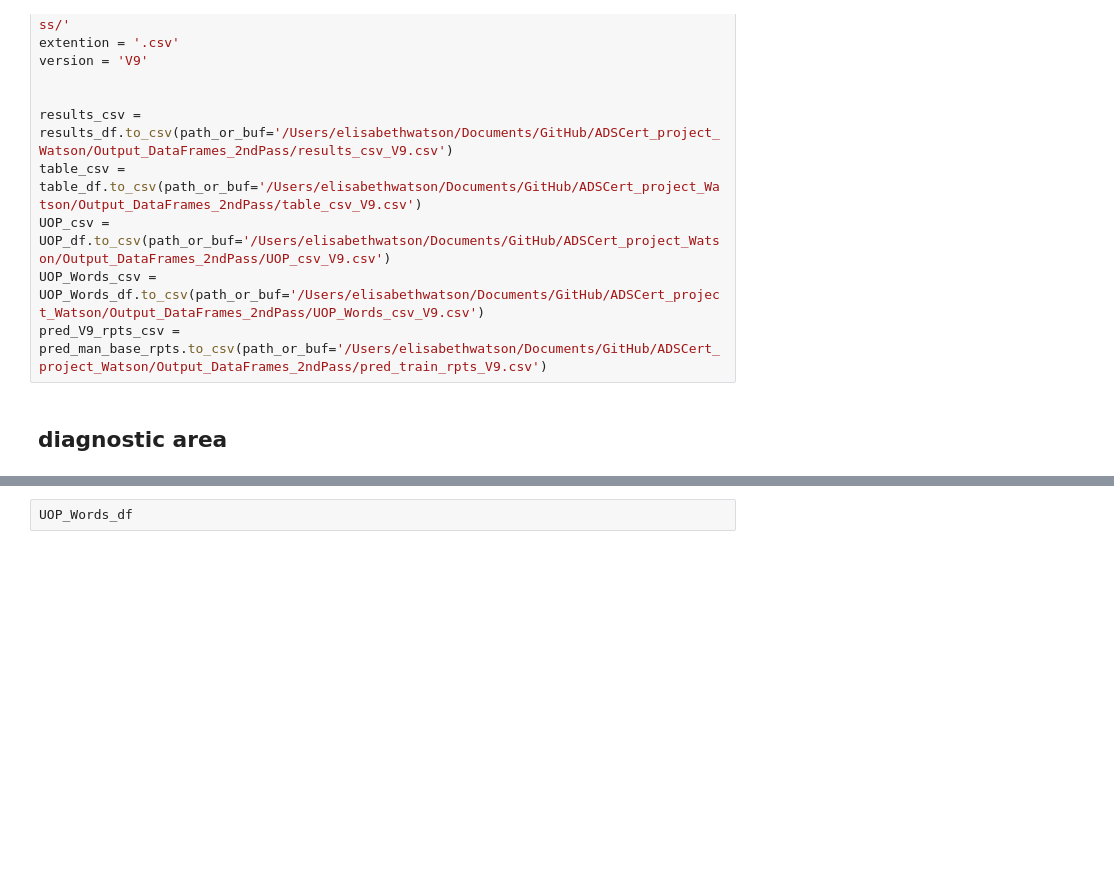
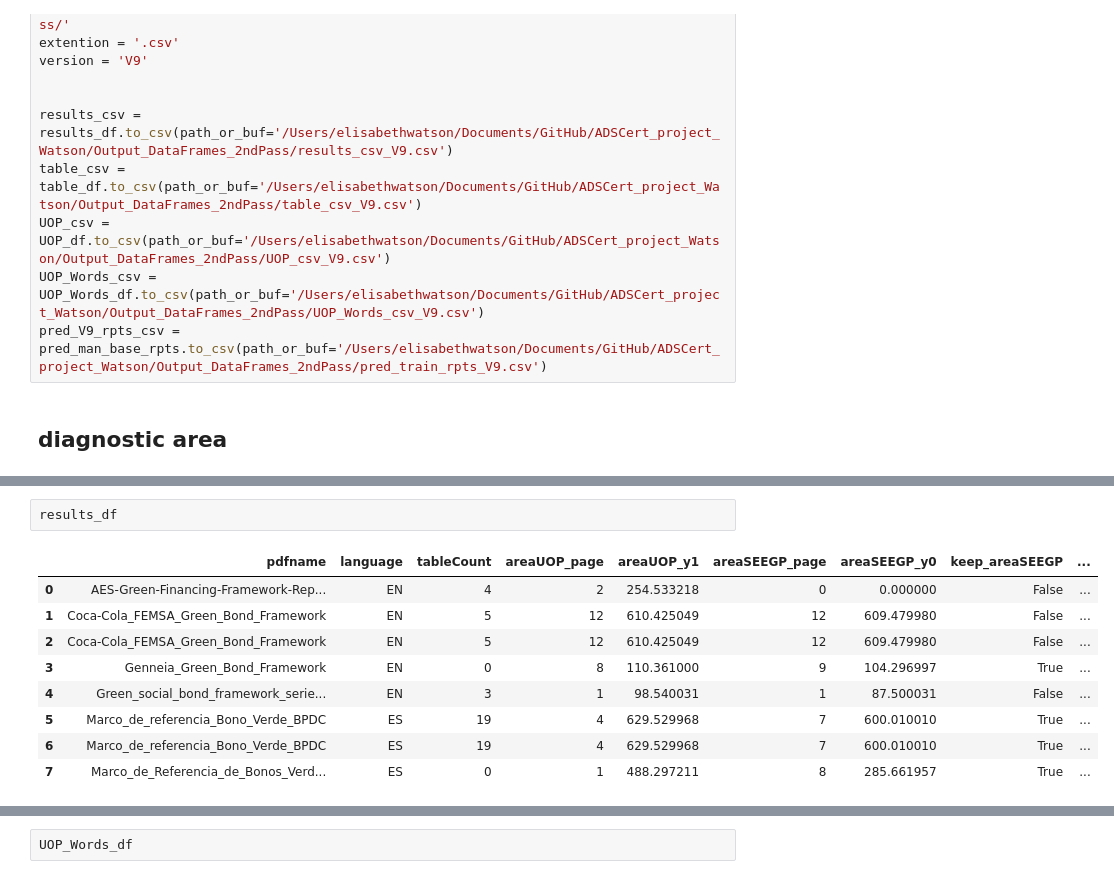
Before and after one commit to emw9805-notabot/ADSCert_project_Watson, a Jupyter notebook: pipeline_final_V4-0.ipynb, the cells around one changed output, grey strips where cells are left out. Saved outputs shown, nothing was run; the diff lists cells and outputs as text; blank space fills up the shorter version.

```diff
--- a/pipeline_final_V4-0.ipynb
+++ b/pipeline_final_V4-0.ipynb
@@ -1214,2 +1522,14 @@ for pdf in pdf_list_name:
 # %% [output]
 categories from tables
+# %%
+results_df
+# %% [output]
+|  | pdfname | language | tableCount | areaUOP_page | areaUOP_y1 | areaSEEGP_page | areaSEEGP_y0 | keep_areaSEEGP | ... |
+| 0 | AES-Green-Financing-Framework-Rep... | EN | 4 | 2 | 254.533218 | 0 | 0.000000 | False | ... |
+| 1 | Coca-Cola_FEMSA_Green_Bond_Framework | EN | 5 | 12 | 610.425049 | 12 | 609.479980 | False | ... |
+| 2 | Coca-Cola_FEMSA_Green_Bond_Framework | EN | 5 | 12 | 610.425049 | 12 | 609.479980 | False | ... |
+| 3 | Genneia_Green_Bond_Framework | EN | 0 | 8 | 110.361000 | 9 | 104.296997 | True | ... |
+| 4 | Green_social_bond_framework_serie... | EN | 3 | 1 | 98.540031 | 1 | 87.500031 | False | ... |
+| 5 | Marco_de_referencia_Bono_Verde_BPDC | ES | 19 | 4 | 629.529968 | 7 | 600.010010 | True | ... |
+| 6 | Marco_de_referencia_Bono_Verde_BPDC | ES | 19 | 4 | 629.529968 | 7 | 600.010010 | True | ... |
+| 7 | Marco_de_Referencia_de_Bonos_Verd... | ES | 0 | 1 | 488.297211 | 8 | 285.661957 | True | ... |
```
Also changed, not shown: parts of 8 cells of this notebook, 14 other files.
